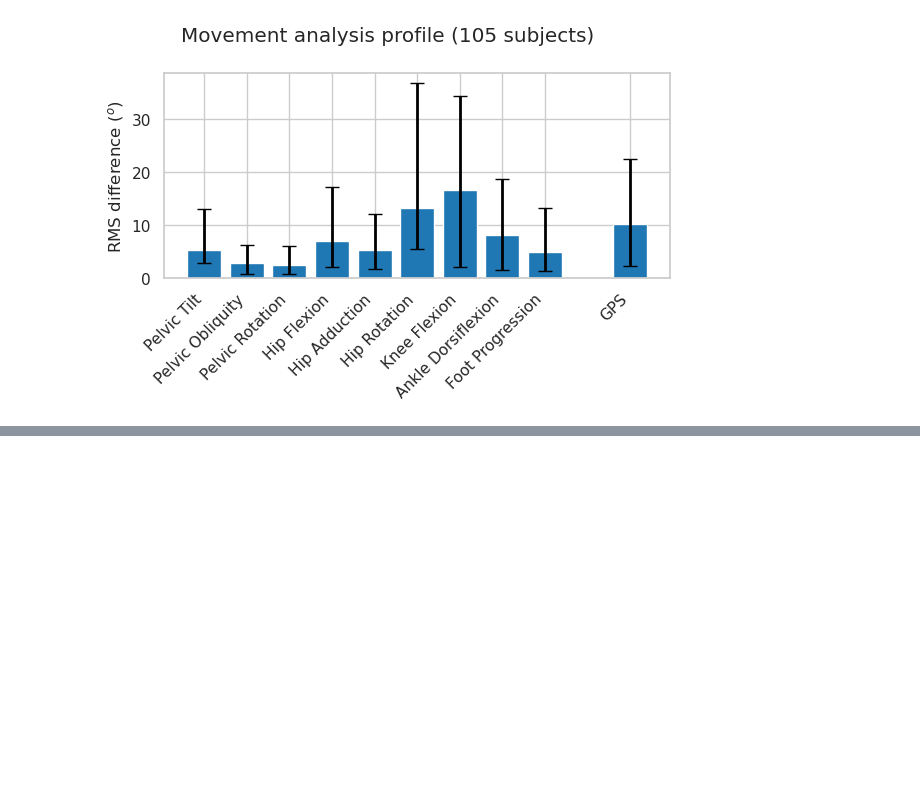
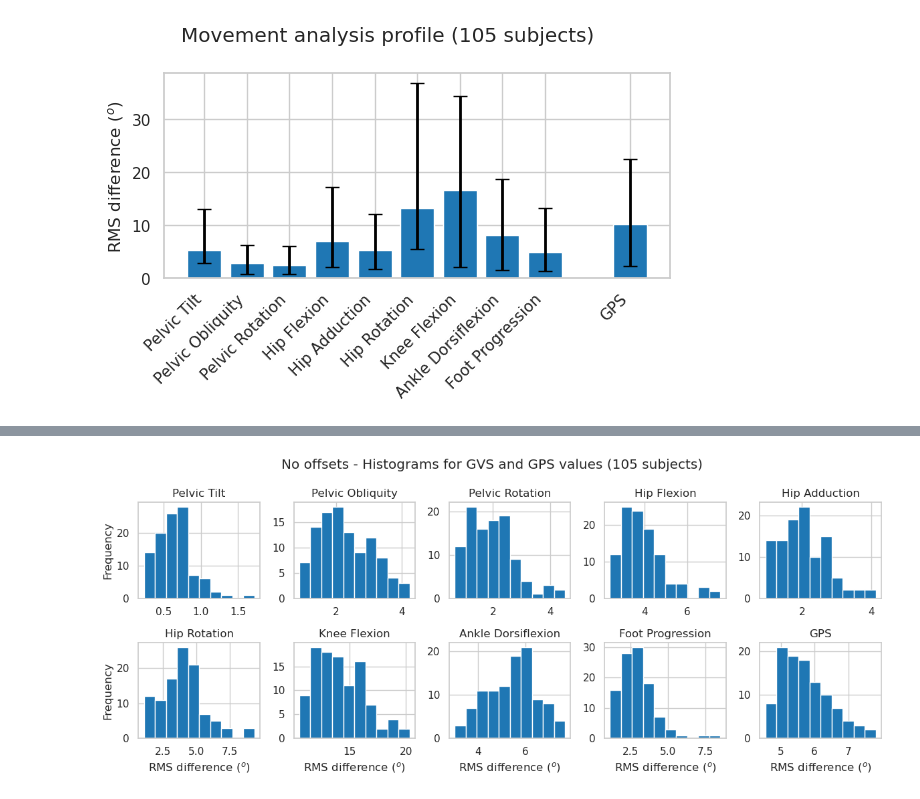
Before and after one commit to demotu/gait_score, a Jupyter notebook: notebooks/gps.ipynb, the cells around one changed output, grey strips where cells are left out. Saved outputs shown, nothing was run; the diff lists cells and outputs as text; code cells hidden in the pictures; blank space fills up the shorter version.

```diff
--- a/notebooks/gps.ipynb
+++ b/notebooks/gps.ipynb
@@ -186,0 +275,5 @@ plot_gps(gvs, gvs_m, gvs_std, metadata, path2, hist=False, MAP=True)
+# %%
+gvs_no, gvs_m_no, gvs_std_no = gps_calc(da2_no, ref_data_no, metadata, labels_gps)
+plot_gps(gvs_no, gvs_m_no, gvs_std_no, metadata, path2, hist=True, MAP=False, prefix=prefix)
+# %% [output]
+[figure, added]
```
Also changed, not shown: parts of 11 cells of this notebook.
